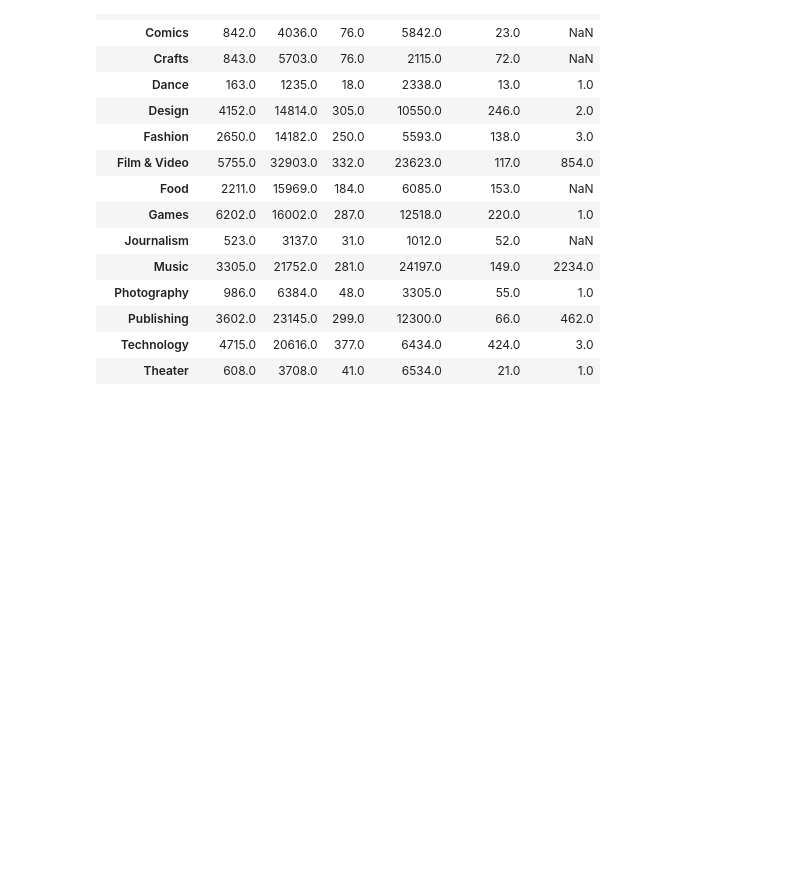
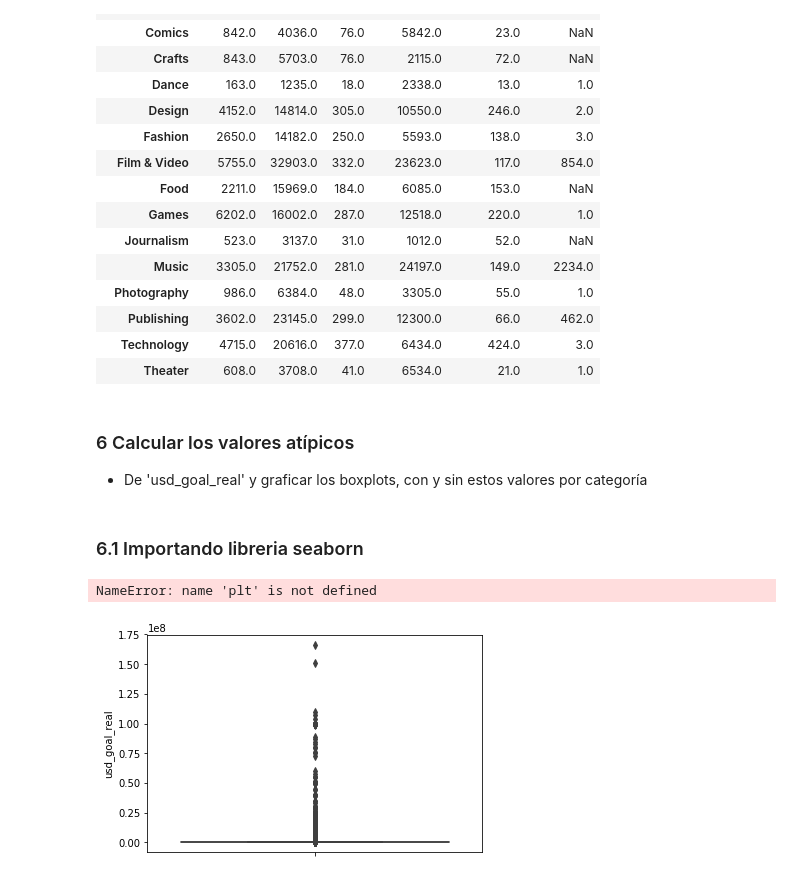
Before and after one commit to abernalc/diplodatos2019, a Jupyter notebook: AnalisisYCuracion/ejercicio3/ejercicio3.ipynb, the cells around one changed output. Saved outputs shown, nothing was run; the diff lists cells and outputs as text; code cells hidden in the pictures; blank space fills up the shorter version.

```diff
--- a/AnalisisYCuracion/ejercicio3/ejercicio3.ipynb
+++ b/AnalisisYCuracion/ejercicio3/ejercicio3.ipynb
@@ -263,3 +263,9 @@ kickstarter_2018.pivot_table(index='main_category',columns='state', aggfunc='cou
 | Publishing | 3602.0 | 23145.0 | 299.0 | 12300.0 | 66.0 | 462.0 |
 | Technology | 4715.0 | 20616.0 | 377.0 | 6434.0 | 424.0 | 3.0 |
 | Theater | 608.0 | 3708.0 | 41.0 | 6534.0 | 21.0 | 1.0 |
+# %% [markdown]
+### 6 Calcular los valores atípicos
+
+* De 'usd_goal_real' y graficar los boxplots, con y sin estos valores por categoría
+# %% [markdown]
+### 6.1 Importando libreria seaborn
@@ -265,0 +275,6 @@ kickstarter_2018.pivot_table(index='main_category',columns='state', aggfunc='cou
+# %%
+seaborn.boxplot(y='usd_goal_real',data=kickstarter_2018)
+figure.set_size_inches((10,5))
+# %% [output]
+NameError: name 'plt' is not defined
+[figure, added]
```
Also changed, not shown: parts of 1 cell of this notebook.
